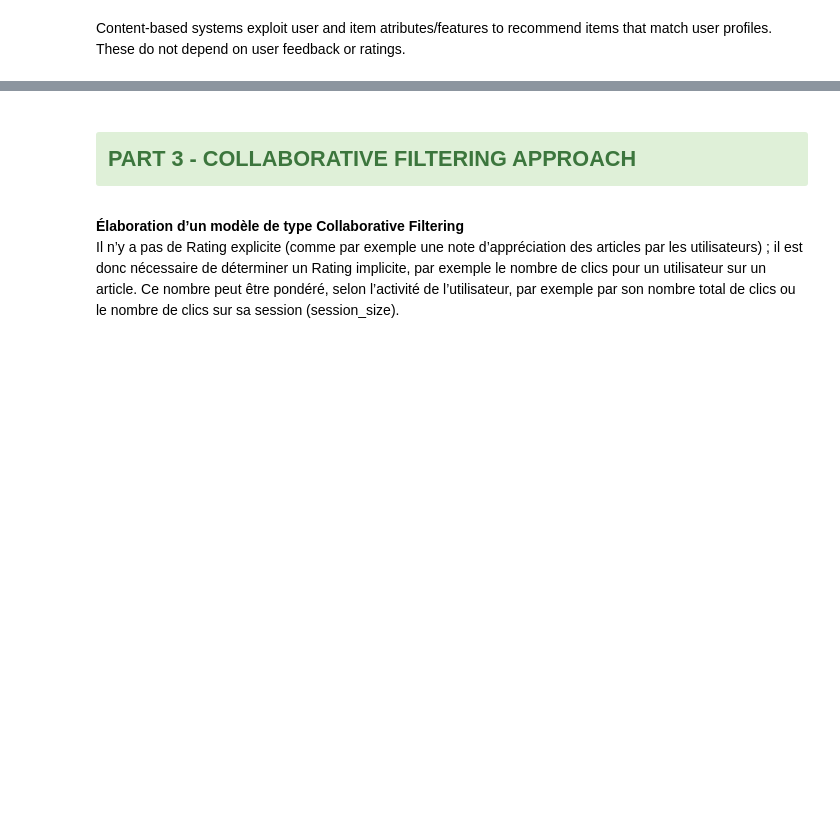
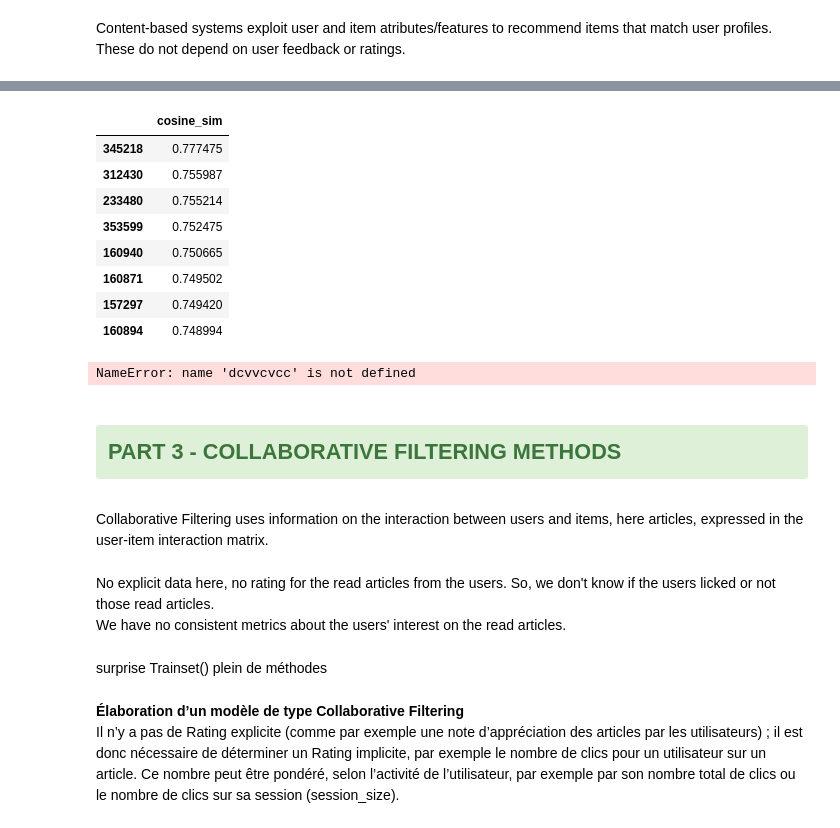
Before and after one commit to jfsubrini/ia-project9, a Jupyter notebook: Subrini_JeanFrancois_2_scripts_012023.ipynb, the cells around one changed output, grey strips where cells are left out. Cells and saved outputs as stored; diff of their text form; code cells hidden in the pictures; blank space fills up the shorter version.

```diff
--- a/Subrini_JeanFrancois_2_scripts_012023.ipynb
+++ b/Subrini_JeanFrancois_2_scripts_012023.ipynb
@@ -1069,6 +1028,29 @@ NameError: name 'test' is not defined
+# %%
+topN_articles1
+# %% [output]
+|  | cosine_sim |
+| 345218 | 0.777475 |
+| 312430 | 0.755987 |
+| 233480 | 0.755214 |
+| 353599 | 0.752475 |
+| 160940 | 0.750665 |
+| 160871 | 0.749502 |
+| 157297 | 0.749420 |
+| 160894 | 0.748994 |
+# %%
+dcvvcvcc
+# %% [output]
+NameError: name 'dcvvcvcc' is not defined
 # %% [markdown]
 <h2><div class="alert alert-block alert-success" id="section_3">
-PART 3 - COLLABORATIVE FILTERING APPROACH</div></h2>
+PART 3 - COLLABORATIVE FILTERING METHODS</div></h2>
+# %% [markdown]
+Collaborative Filtering uses information on the interaction between users and items, here articles, expressed in the user-item interaction matrix.
+# %% [markdown]
+No explicit data here, no rating for the read articles from the users. So, we don't know if the users licked or not those read articles.<br>
+We have no consistent metrics about the users' interest on the read articles.
+# %% [markdown]
+surprise Trainset() plein de méthodes
 # %% [markdown]
 **Élaboration d’un modèle de type Collaborative Filtering**<br>
 Il n’y a pas de Rating explicite (comme par exemple une note d’appréciation des articles par les utilisateurs) ; il est donc nécessaire de déterminer un Rating implicite, par exemple le nombre de clics pour un utilisateur sur un article. Ce nombre peut être pondéré, selon l’activité de l’utilisateur, par exemple par son nombre total de clics ou le nombre de clics sur sa session (session_size).
```
Also changed, not shown: parts of 55 cells of this notebook.
